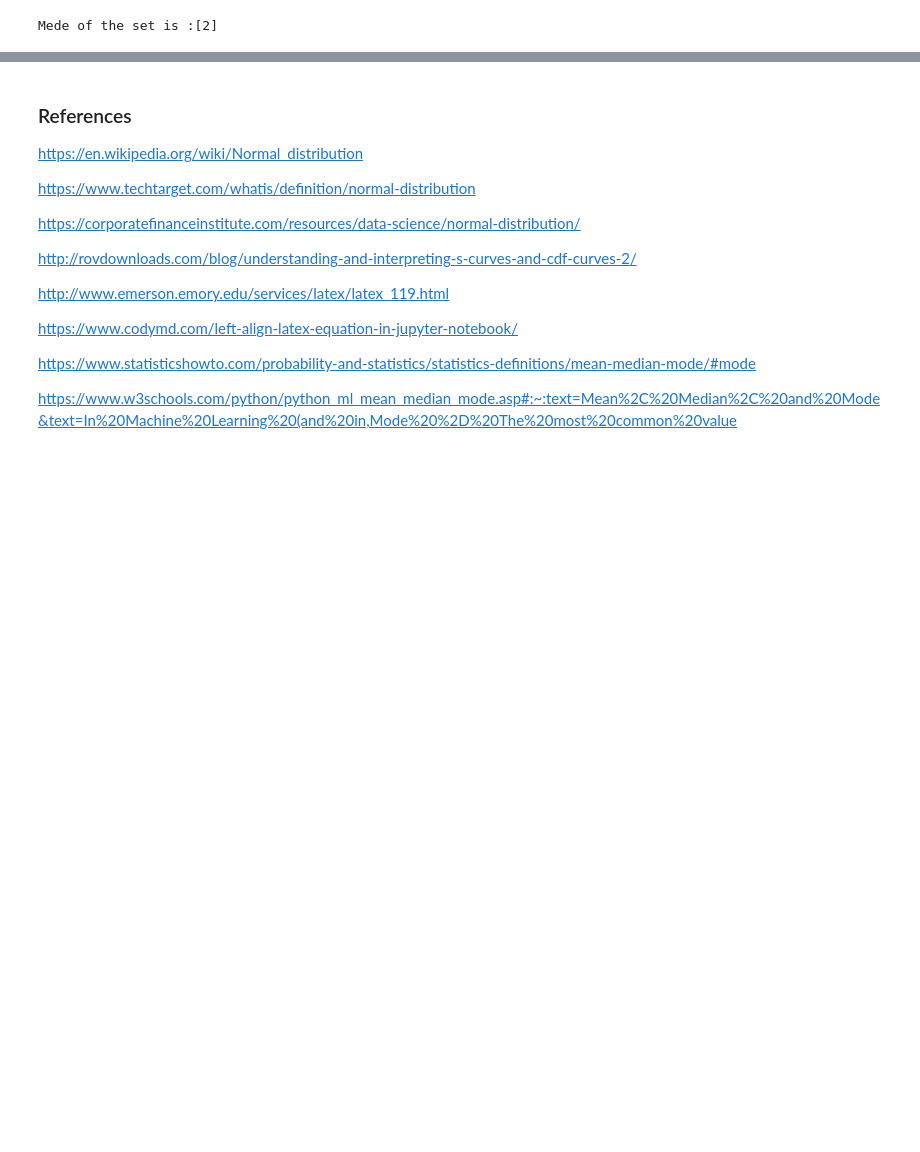
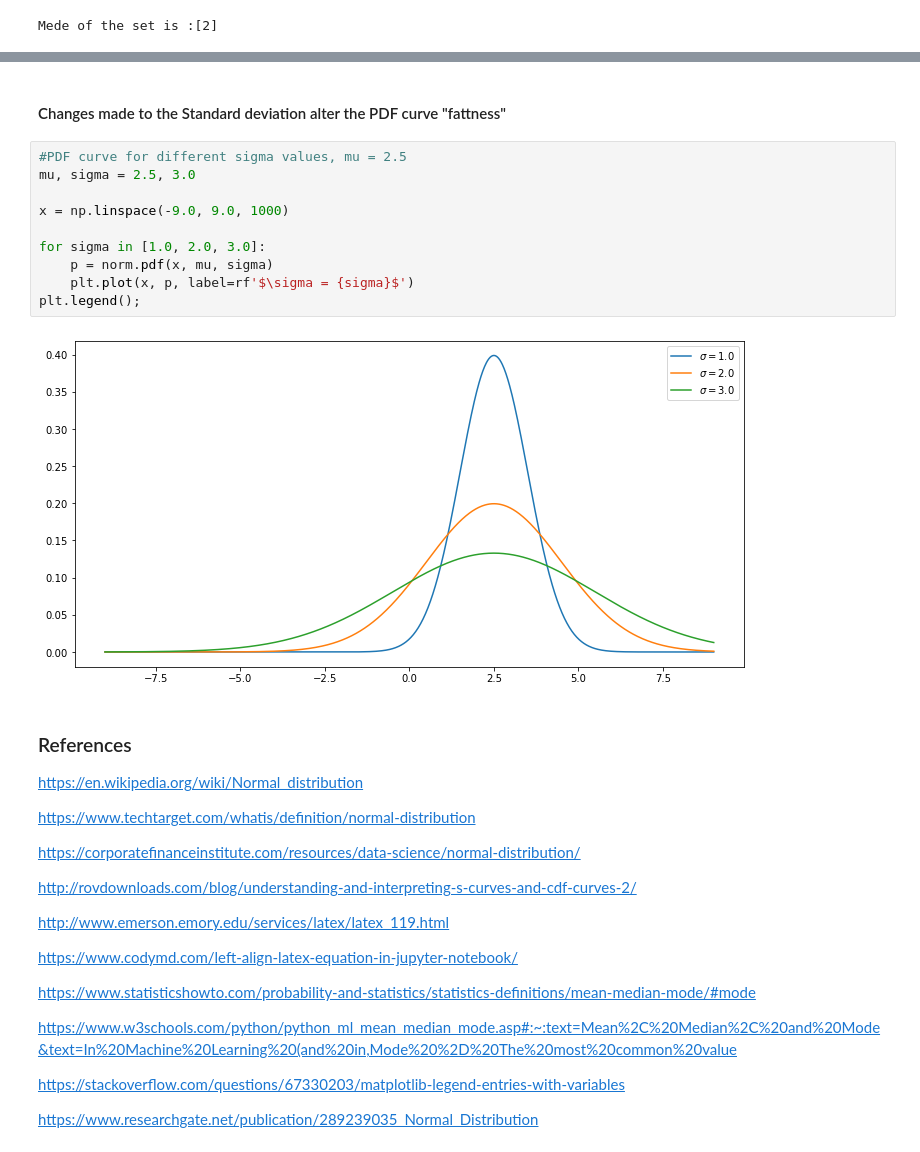
Before and after one commit to G00411367/funddata-assessment, a Jupyter notebook: normal-distribution.ipynb, the cells around one changed output, grey strips where cells are left out. Cells and saved outputs as stored; diff of their text form; blank space fills up the shorter version.

```diff
--- a/normal-distribution.ipynb
+++ b/normal-distribution.ipynb
@@ -138,3 +198,17 @@ Mede of the set is :[2]
+# %% [markdown]
+#### Changes made to the Standard deviation alter the PDF curve "fattness"
+# %%
+#PDF curve for different sigma values, mu = 2.5
+mu, sigma = 2.5, 3.0
+
+x = np.linspace(-9.0, 9.0, 1000)
+
+for sigma in [1.0, 2.0, 3.0]:
+    p = norm.pdf(x, mu, sigma)
+    plt.plot(x, p, label=rf'$\sigma = {sigma}$')
+plt.legend();
+# %% [output]
+[figure, added]
 # %% [markdown]
 ###  References
 
@@ -153,3 +227,7 @@ https://www.codymd.com/left-align-latex-equation-in-jupyter-notebook/
 https://www.statisticshowto.com/probability-and-statistics/statistics-definitions/mean-median-mode/#mode
 
 https://www.w3schools.com/python/python_ml_mean_median_mode.asp#:~:text=Mean%2C%20Median%2C%20and%20Mode&text=In%20Machine%20Learning%20(and%20in,Mode%20%2D%20The%20most%20common%20value
+
+https://stackoverflow.com/questions/67330203/matplotlib-legend-entries-with-variables
+
+https://www.researchgate.net/publication/289239035_Normal_Distribution
```
Also changed, not shown: parts of 7 cells of this notebook.
